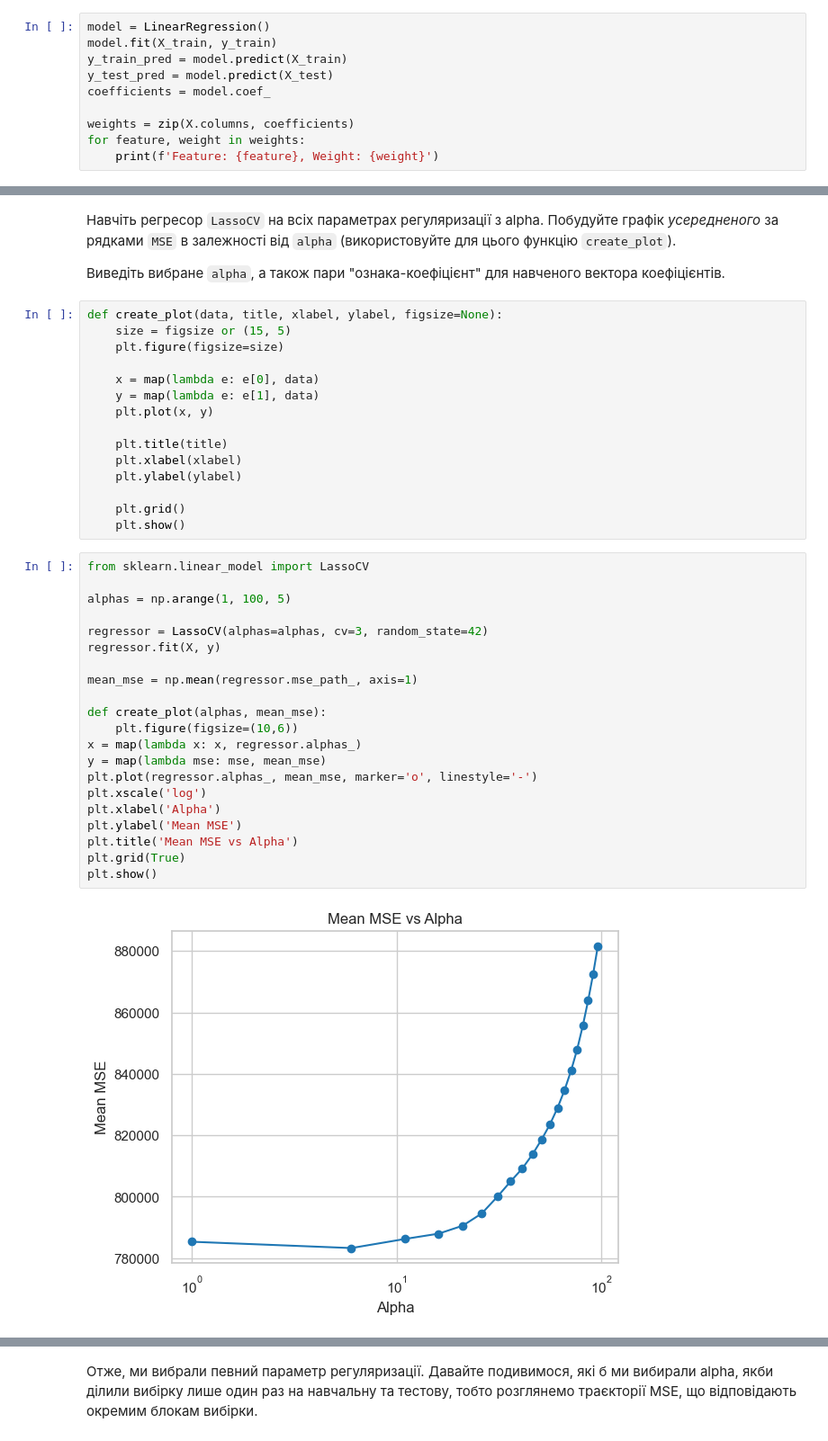
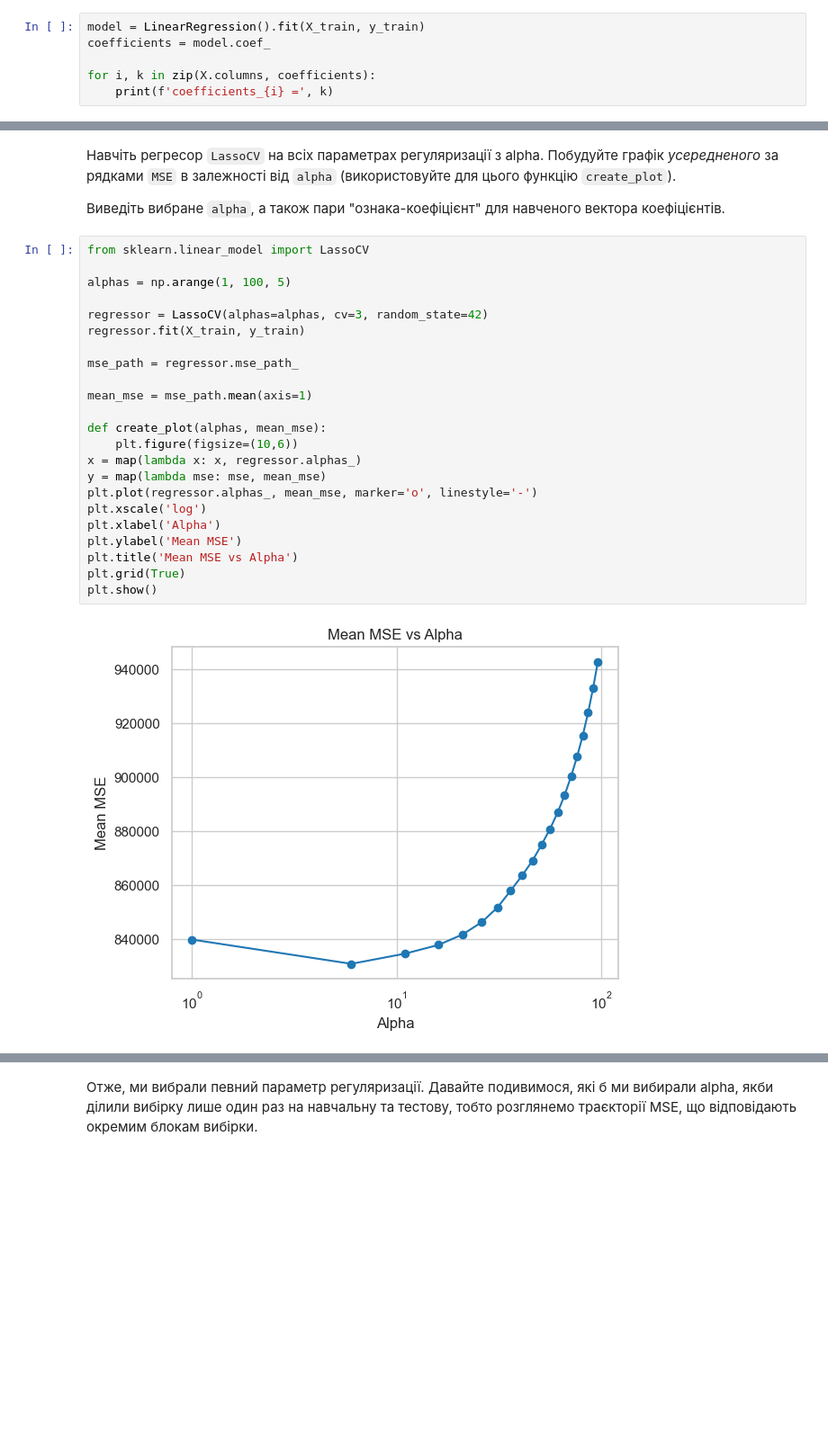
Before and after one commit to Anastasya2701/GOIT-KATRUSHENKO, a Jupyter notebook: HW4/OverfittingHomeWork.ipynb, the cells around one changed output, grey strips where cells are left out. Shown at 90% size. Cells and saved outputs as stored; diff of their text form; blank space fills up the shorter version.

```diff
--- a/HW4/OverfittingHomeWork.ipynb
+++ b/HW4/OverfittingHomeWork.ipynb
@@ -205,13 +205,9 @@ X = df.drop('cnt', axis=1)
 y = df['cnt']
 X_train, X_test, y_train, y_test = train_test_split(X, y, test_size=0.2, random_state=42)
 # %%
-model = LinearRegression()
-model.fit(X_train, y_train)
-y_train_pred = model.predict(X_train)
-y_test_pred = model.predict(X_test)
+model = LinearRegression().fit(X_train, y_train)
 coefficients = model.coef_
 
-weights = zip(X.columns, coefficients)
-for feature, weight in weights:
-    print(f'Feature: {feature}, Weight: {weight}')
+for i, k in zip(X.columns, coefficients):
+    print(f'coefficients_{i} =', k)
 # %% [output]
@@ -371,42 +367,29 @@ plt.show()
 Навчіть регресор `LassoCV` на всіх параметрах регуляризації з alpha. Побудуйте графік _усередненого_ за рядками `MSE` в залежності від `alpha` (використовуйте для цього функцію `create_plot`).
 
 Виведіть вибране `alpha`, а також пари "ознака-коефіцієнт" для навченого вектора коефіцієнтів.
-# %%
-def create_plot(data, title, xlabel, ylabel, figsize=None):
-    size = figsize or (15, 5)
-    plt.figure(figsize=size)
-
-    x = map(lambda e: e[0], data)
-    y = map(lambda e: e[1], data)
-    plt.plot(x, y)
-
-    plt.title(title)
-    plt.xlabel(xlabel)
-    plt.ylabel(ylabel)
-
-    plt.grid()
-    plt.show()
 # %%
 from sklearn.linear_model import LassoCV
 
 alphas = np.arange(1, 100, 5)
 
 regressor = LassoCV(alphas=alphas, cv=3, random_state=42)
-regressor.fit(X, y)
+regressor.fit(X_train, y_train)
 
-mean_mse = np.mean(regressor.mse_path_, axis=1)
+mse_path = regressor.mse_path_
+
+mean_mse = mse_path.mean(axis=1)
 
 def create_plot(alphas, mean_mse):
     plt.figure(figsize=(10,6))
 x = map(lambda x: x, regressor.alphas_)
 y = map(lambda mse: mse, mean_mse)
 plt.plot(regressor.alphas_, mean_mse, marker='o', linestyle='-')
 plt.xscale('log')
 plt.xlabel('Alpha')
 plt.ylabel('Mean MSE')
 plt.title('Mean MSE vs Alpha')
 plt.grid(True)
 plt.show()
 # %% [output]
-[figure, old version]
+[figure, new version]
 # %%
```
Also changed, not shown: parts of 8 cells of this notebook.
